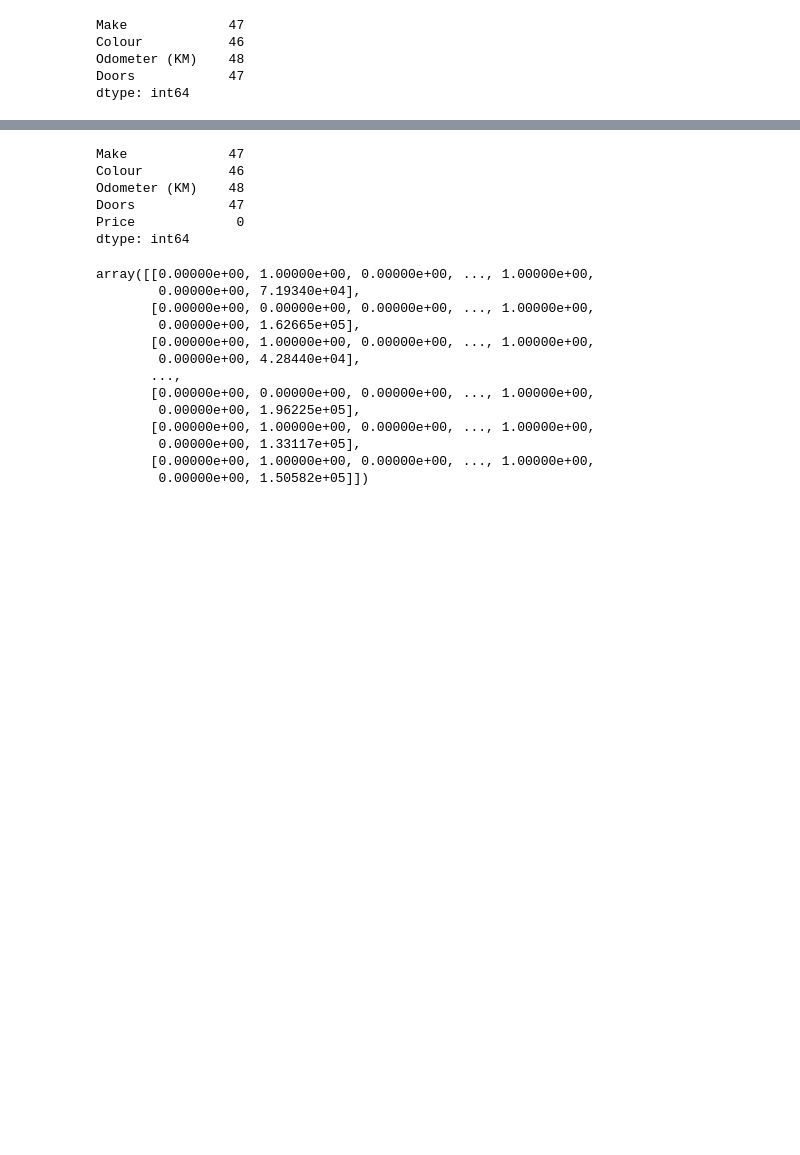
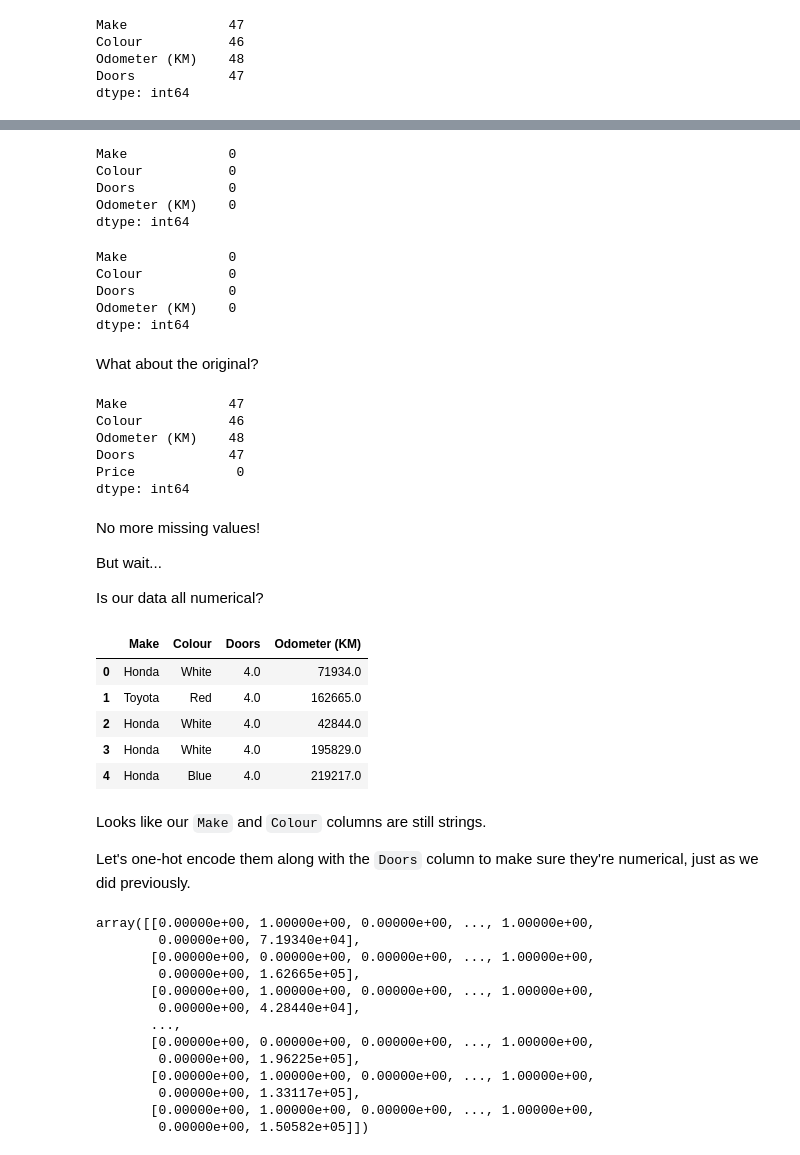
Before and after one commit to balaji1974/python-and-machinelearning, a Jupyter notebook: 09 - scikit-learn/02-Getting-The-Data-Ready.ipynb, the cells around one changed output, grey strips where cells are left out. Cells and saved outputs as stored; diff of their text form; code cells hidden in the pictures; blank space fills up the shorter version.

Commit message:
Getting the data ready  - with more comments

```diff
--- a/09 - scikit-learn/02-Getting-The-Data-Ready.ipynb
+++ b/09 - scikit-learn/02-Getting-The-Data-Ready.ipynb
@@ -494,3 +769,23 @@ dtype: int64
+# %%
+# Check missing data in training set
+car_sales_filled_train.isna().sum()
+# %% [output]
+Make             0
+Colour           0
+Doors            0
+Odometer (KM)    0
+dtype: int64
+# %%
+# Check missing data in test set
+car_sales_filled_test.isna().sum()
+# %% [output]
+Make             0
+Colour           0
+Doors            0
+Odometer (KM)    0
+dtype: int64
+# %% [markdown]
+What about the original?
 # %%
 # Check to see the original... still missing values
 car_sales_missing.isna().sum()
@@ -501,6 +796,25 @@ Odometer (KM)    48
 Doors            47
 Price             0
 dtype: int64
+# %% [markdown]
+No more missing values!
+
+But wait...
+
+Is our data all numerical?
+# %%
+car_sales_filled_train.head()
+# %% [output]
+|  | Make | Colour | Doors | Odometer (KM) |
+| 0 | Honda | White | 4.0 | 71934.0 |
+| 1 | Toyota | Red | 4.0 | 162665.0 |
+| 2 | Honda | White | 4.0 | 42844.0 |
+| 3 | Honda | White | 4.0 | 195829.0 |
+| 4 | Honda | Blue | 4.0 | 219217.0 |
+# %% [markdown]
+Looks like our `Make` and `Colour` columns are still strings.
+
+Let's one-hot encode them along with the `Doors` column to make sure they're numerical, just as we did previously.
 # %%
 # Now let's one hot encode the features with the same code as before
 categorical_features = ["Make", "Colour", "Doors"]
```
Also changed, not shown: parts of 39 cells of this notebook.
